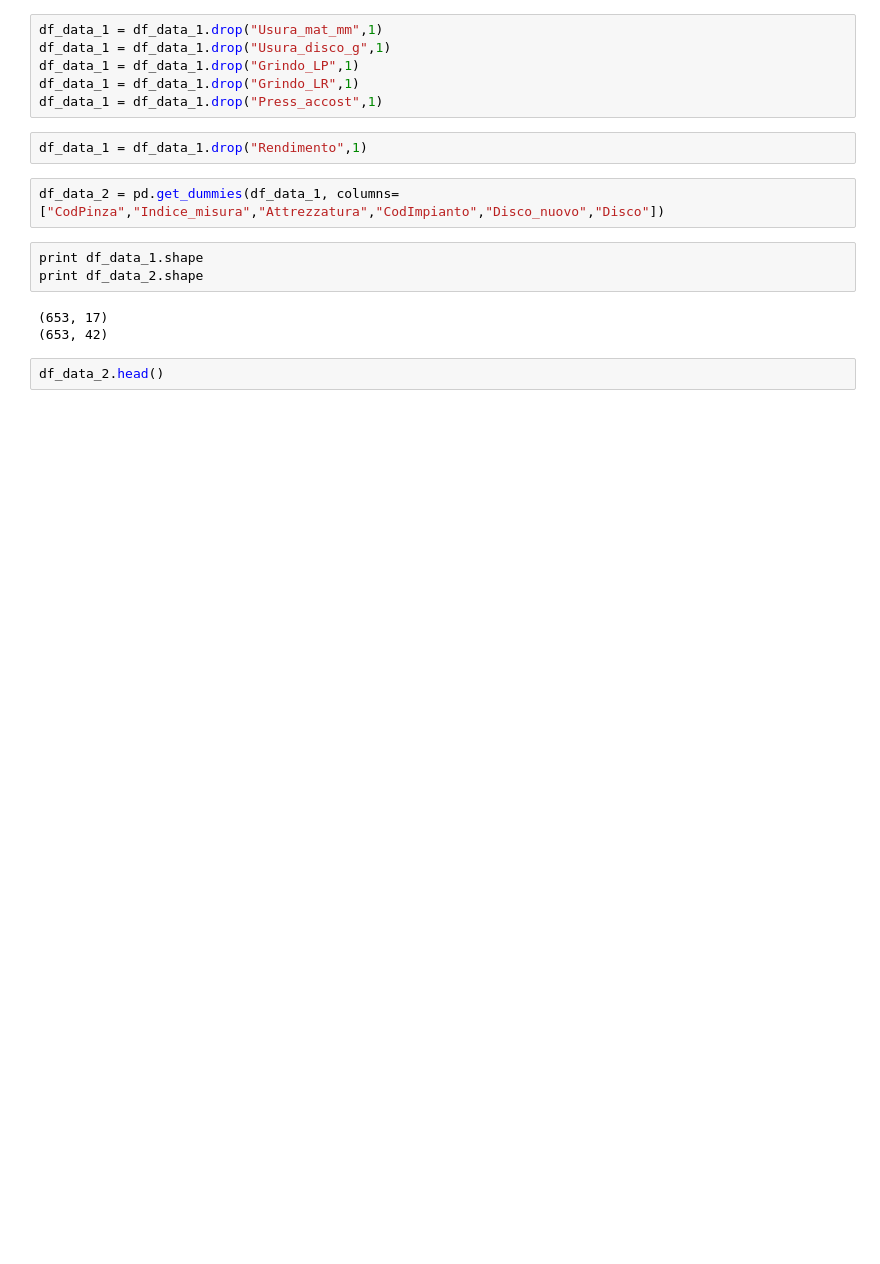
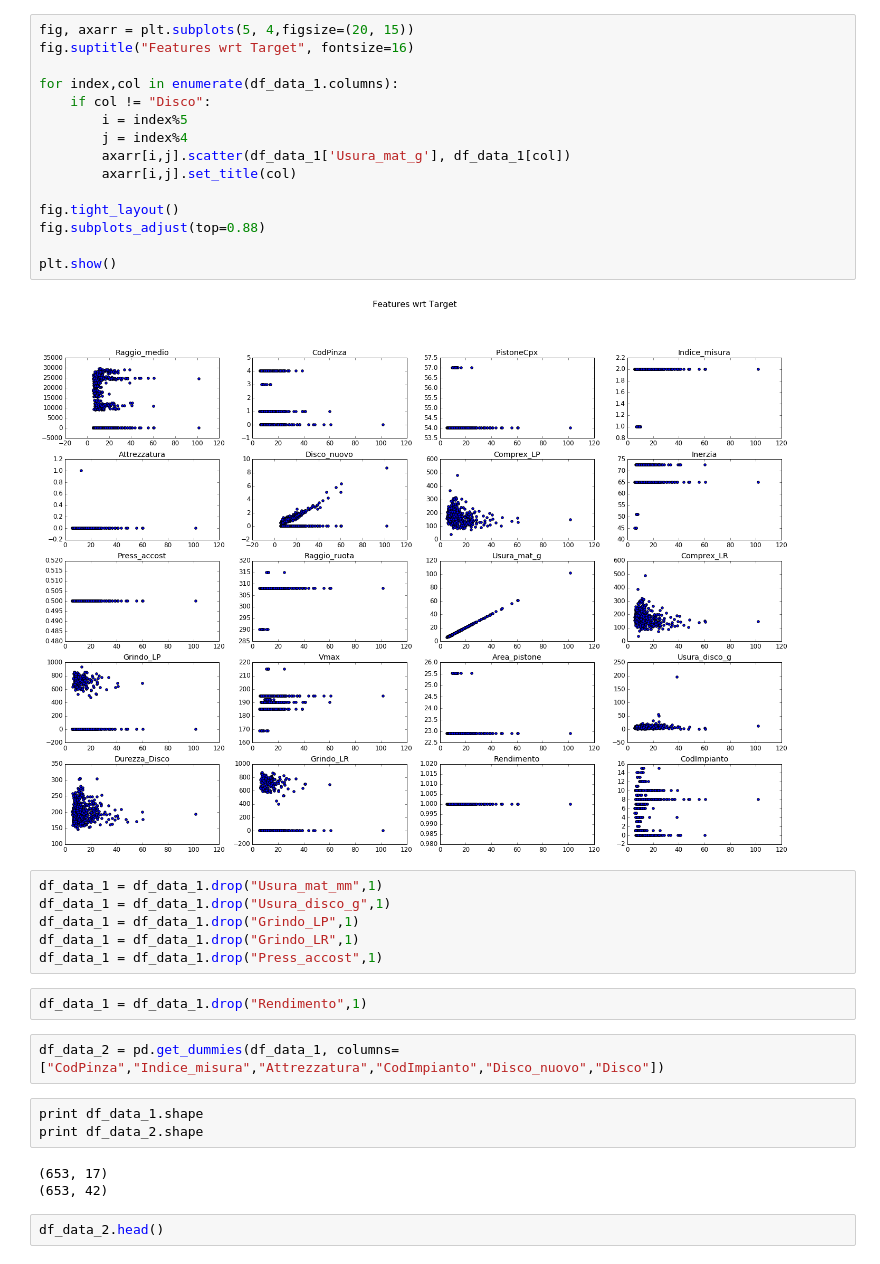
Before and after one commit to Piccettino/VarGroup-hackaton-may2017, a Jupyter notebook: Exploration_prove.ipynb, the cells around one changed output. Drawn from its saved outputs; the diff is of its cells as text; blank space fills up the shorter version.

```diff
--- a/Exploration_prove.ipynb
+++ b/Exploration_prove.ipynb
@@ -27,3 +37,20 @@ df_data_1.plot(kind='scatter', x='Usura_mat_g', y='Comprex_LP', figsize=(12,8))
+# %%
+fig, axarr = plt.subplots(5, 4,figsize=(20, 15))
+fig.suptitle("Features wrt Target", fontsize=16)
+
+for index,col in enumerate(df_data_1.columns):
+    if col != "Disco":
+        i = index%5
+        j = index%4
+        axarr[i,j].scatter(df_data_1['Usura_mat_g'], df_data_1[col])
+        axarr[i,j].set_title(col)
+
+fig.tight_layout()
+fig.subplots_adjust(top=0.88)
+
+plt.show()
+# %% [output]
+[figure, added]
 # %%
 df_data_1 = df_data_1.drop("Usura_mat_mm",1)
 df_data_1 = df_data_1.drop("Usura_disco_g",1)
```
Also changed, not shown: parts of 5 cells of this notebook.
